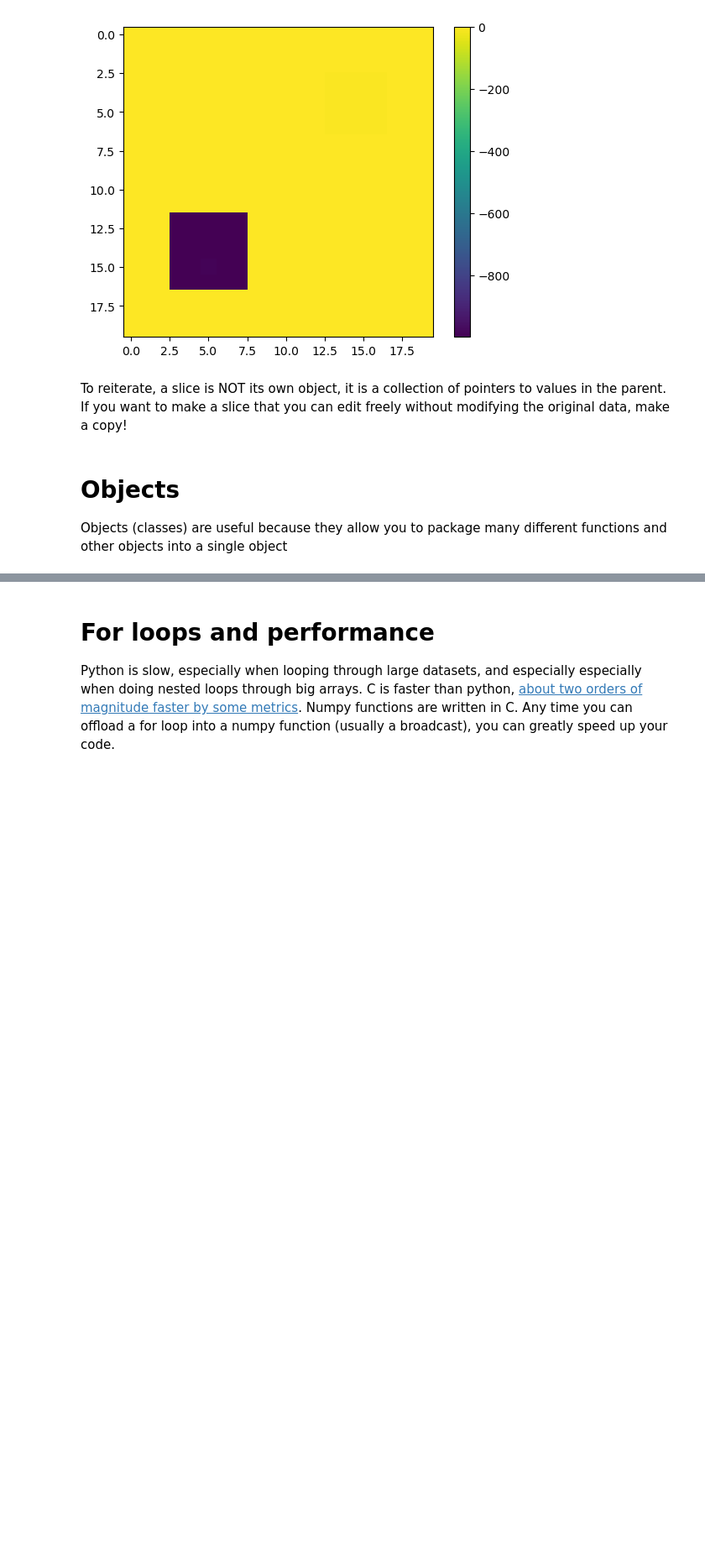
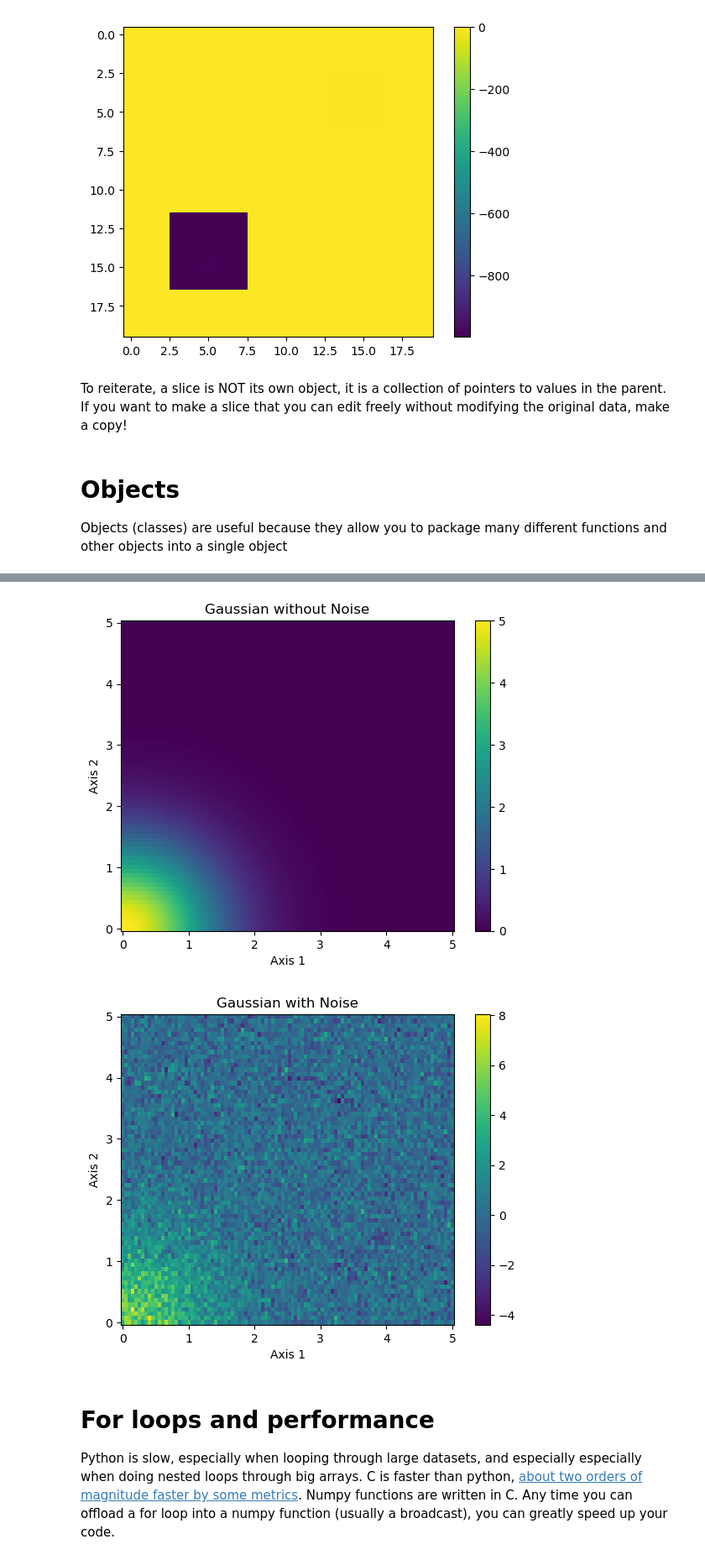
Before and after one commit to CUAstro-REU-Python-Workshop/2023-workshop, a Jupyter notebook: 2023-REU-Workshop-Python-Tutorial.ipynb, the cells around one changed output, grey strips where cells are left out. Shown: that part at 84% size. Drawn from its saved outputs; the diff is of its cells as text; code cells hidden in the pictures; blank space fills up the shorter version.

```diff
--- a/2023-REU-Workshop-Python-Tutorial.ipynb
+++ b/2023-REU-Workshop-Python-Tutorial.ipynb
@@ -469,25 +529,28 @@ print(G.axis_one)
 # %%
 # some methods change or add attributes of the class instance
 # be careful when using these methods as they will permanently change your instance
 G.gauss(amp=5,mean=[0,0],stdv=[1,1])
-G.add_noise()
+G.add_noise(1)
 
 P = Plot(G)
 
 # call the plotting methods of the P instance of Plot
 P.plot_gauss()
 
 # we can add on additional aspects to the plt object before using plt.show()
 plt.title('Gaussian without Noise')
 plt.xlabel('Axis 1')
 plt.ylabel('Axis 2')
 plt.show()
 
 P.plot_noise()
 plt.title('Gaussian with Noise')
 plt.xlabel('Axis 1')
 plt.ylabel('Axis 2')
 plt.show()
+# %% [output]
+[figure, added]
+[figure, added]
 # %% [markdown]
 # For loops and performance
 
```
Also changed, not shown: parts of 15 cells of this notebook.
